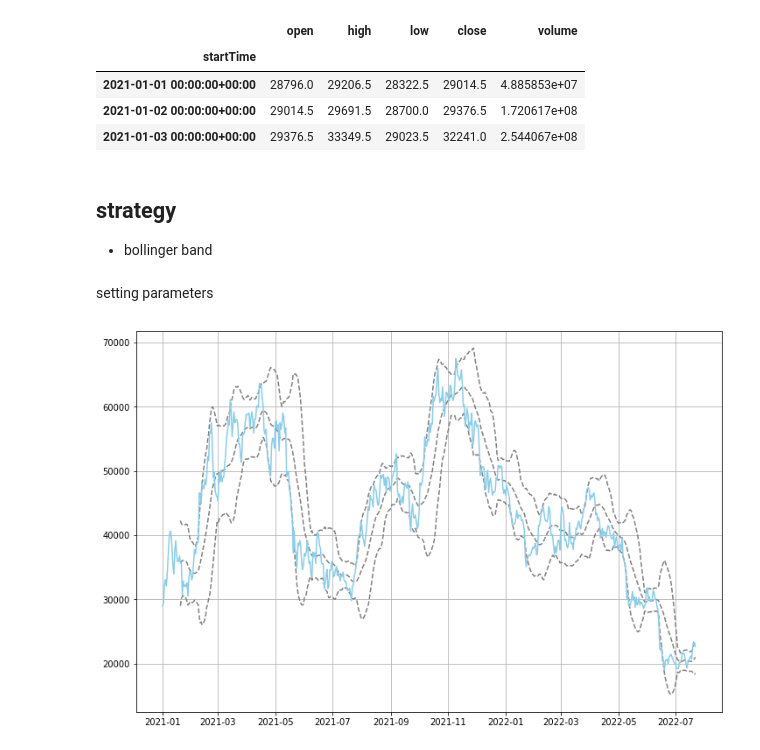
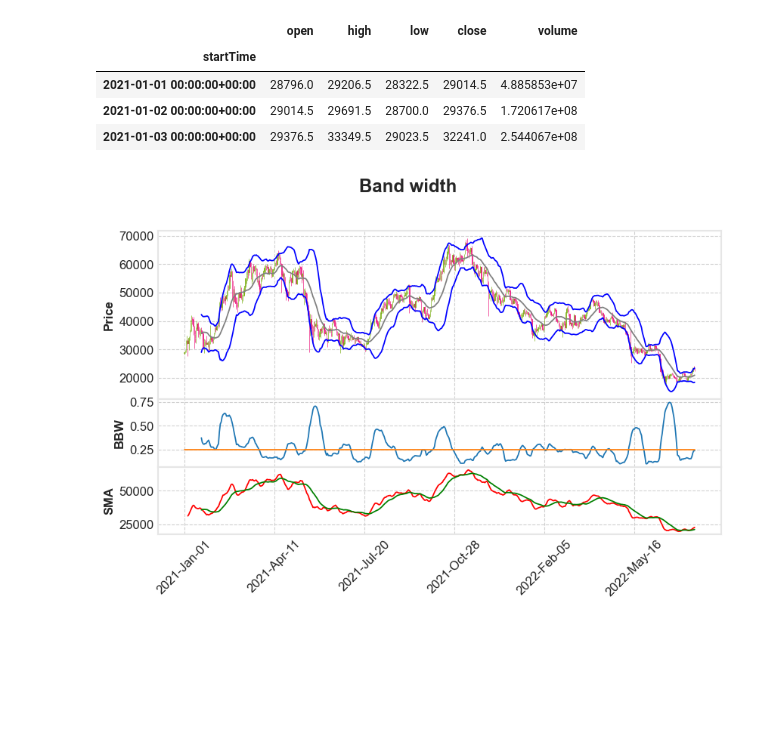
Before and after one commit to AbnerTeng/Quant-Finance, a Jupyter notebook: interact/CTA_backtesting_interact.ipynb, the cells around one changed output. Drawn from its saved outputs; the diff is of its cells as text; code cells hidden in the pictures; blank space fills up the shorter version.

```diff
--- a/interact/CTA_backtesting_interact.ipynb
+++ b/interact/CTA_backtesting_interact.ipynb
@@ -92,11 +33,6 @@ df.iloc[0:3]
 | 2021-01-01 00:00:00+00:00 | 28796.0 | 29206.5 | 28322.5 | 29014.5 | 4.885853e+07 |
 | 2021-01-02 00:00:00+00:00 | 29014.5 | 29691.5 | 28700.0 | 29376.5 | 1.720617e+08 |
 | 2021-01-03 00:00:00+00:00 | 29376.5 | 33349.5 | 29023.5 | 32241.0 | 2.544067e+08 |
-# %% [markdown]
- ## strategy
- * bollinger band
-# %% [markdown]
- setting parameters
 # %%
 fund = 100
 money = 100
@@ -112,10 +51,17 @@ for i in range(len(df)):
-# %%
-plt.figure(figsize = (12, 8))
-plt.plot(df[['ma', 'upper_bound', 'lower_bound']], linestyle =  '--', color = 'gray')
-plt.plot(df['close'], color = 'skyblue')
-plt.grid(True)
-# %% [output]
-[figure, removed]
+# %%
+import mplfinance as mpf
+
+candle_data = df[['open', 'high', 'low', 'close']]
+BBand = [ mpf.make_addplot(df['lower_bound'], color = 'blue'),
+          mpf.make_addplot(df['upper_bound'], color = 'blue'),
+          mpf.make_addplot(df['ma'], color = 'gray'),
+          mpf.make_addplot(df['BBW'], panel = 1, ylabel = 'BBW'),
+          mpf.make_addplot(df['threshold'], panel = 1, secondary_y = False),
+          mpf.make_addplot(df['5SMA'], panel = 2, color = 'red', ylabel = 'SMA'),
+          mpf.make_addplot(df['ma'], panel = 2, color = 'green', secondary_y = False)]
+mpf.plot(candle_data, type = 'candle', style = 'binance', addplot = BBand, figratio = (18, 10), title = 'Band width')
+# %% [output]
+[figure, added]
 # %%
 B_or_S = None
 buy = []
```
Also changed, not shown: parts of 55 cells of this notebook.
